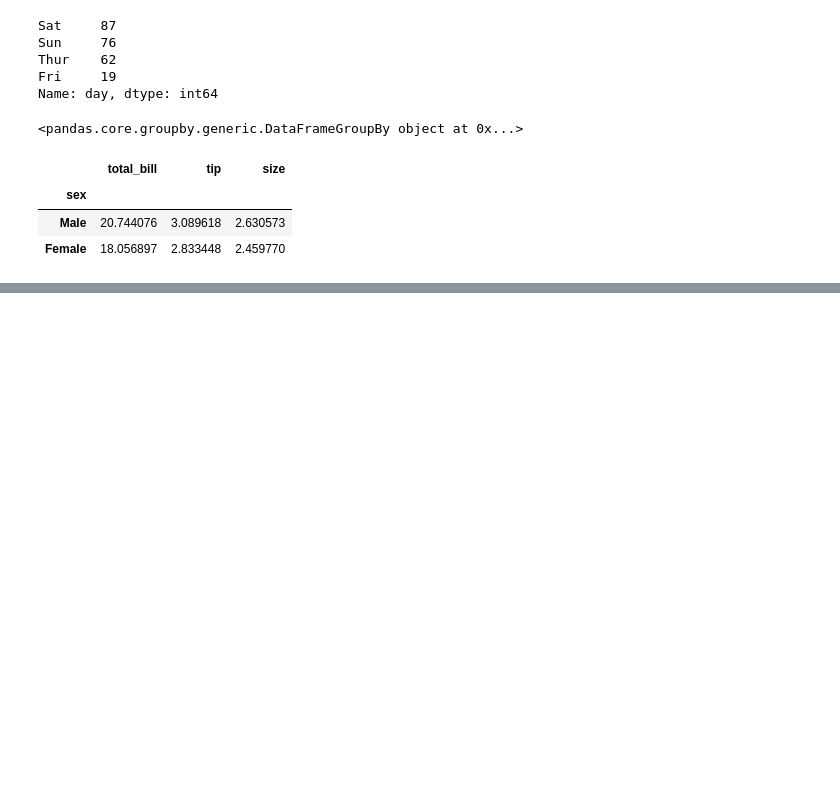
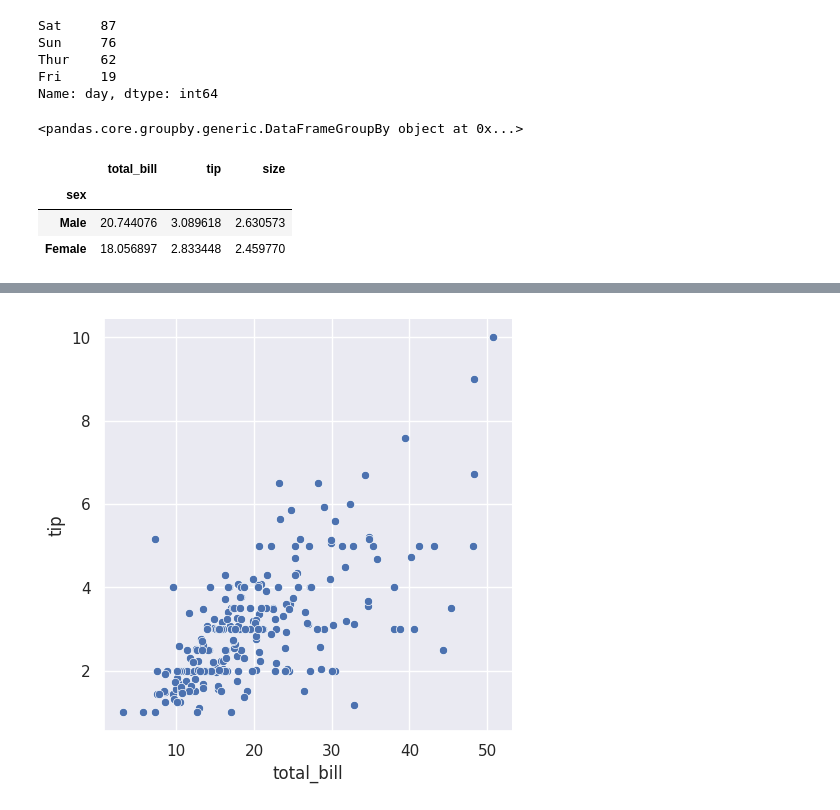
Before and after one commit to birenpun/mycode, a Jupyter notebook: learningseaborn.ipynb, the cells around one changed output, grey strips where cells are left out. Cells and saved outputs as stored; diff of their text form; code cells hidden in the pictures; blank space fills up the shorter version.

```diff
--- a/learningseaborn.ipynb
+++ b/learningseaborn.ipynb
@@ -95,0 +116,5 @@ df.groupby(['sex']).mean()
+# %%
+sns.relplot(x="total_bill", y="tip", data=df);
+plt.show()
+# %% [output]
+[figure, added]
```
Also changed, not shown: parts of 5 cells of this notebook, 1 other file.
